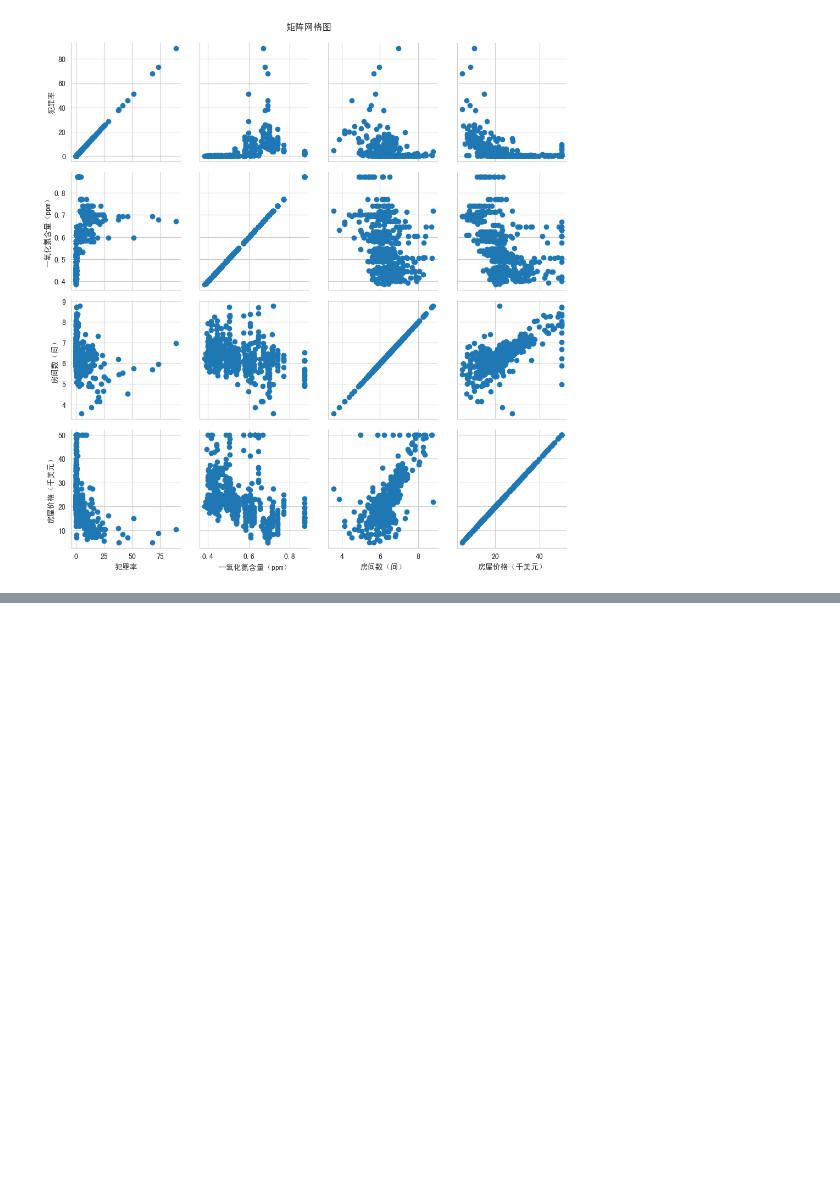
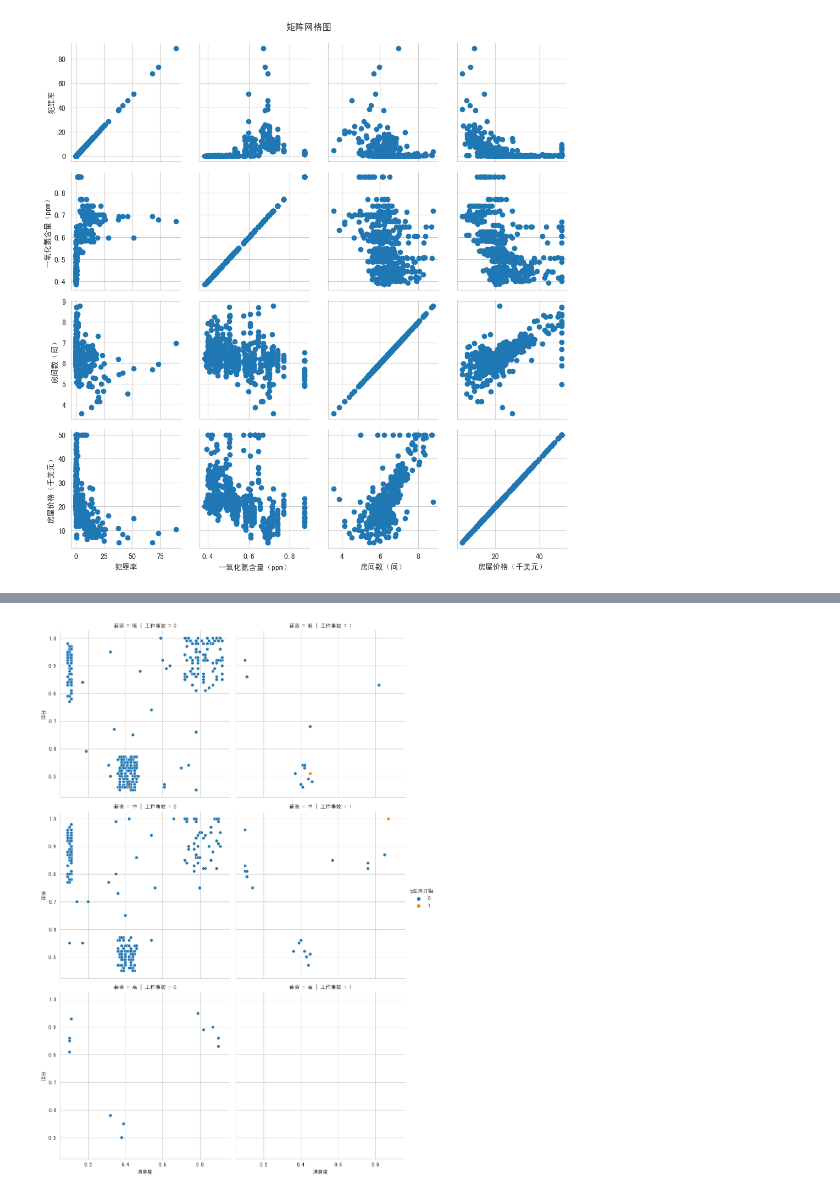
Before and after one commit to YcSaber/SchoolPyLesson1, a Jupyter notebook: data visualization/4/code/4-2.ipynb, the cells around one changed output, grey strips where cells are left out. Saved outputs shown, nothing was run; the diff lists cells and outputs as text; code cells hidden in the pictures; blank space fills up the shorter version.

```diff
--- a/data visualization/4/code/4-2.ipynb
+++ b/data visualization/4/code/4-2.ipynb
@@ -94,0 +113,6 @@ plt.show()
+# %%
+sns.relplot(x='满意度',y='评分',hue='5年内升职',row='薪资',
+           col='工作事故',data=sell)
+plt.show()
+# %% [output]
+[figure, added]
```
Also changed, not shown: parts of 10 cells of this notebook.
